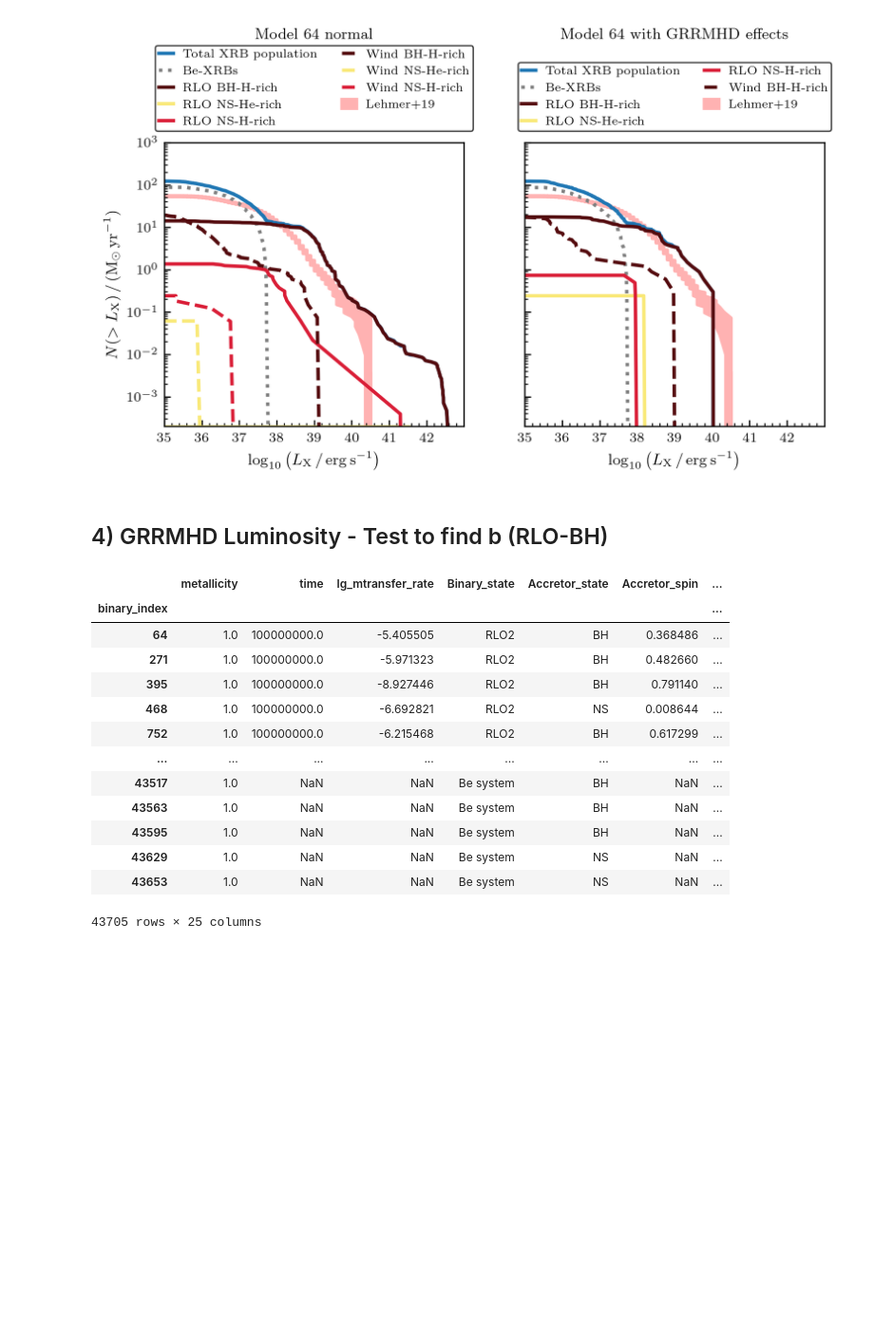
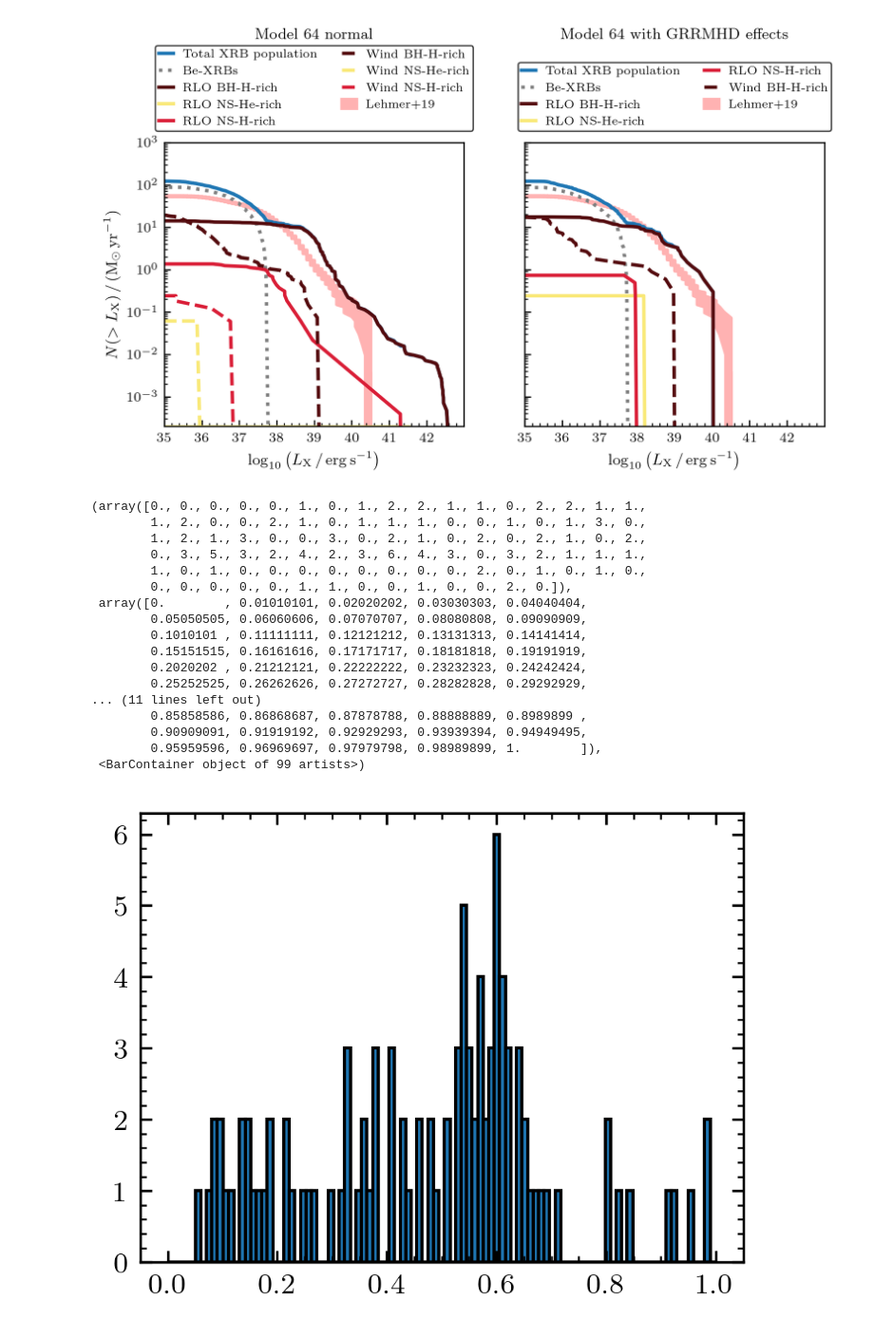
Before and after one commit to AArn80/Master_thesis, a Jupyter notebook: XLF_functions.ipynb, the cells around one changed output. Shown at 95% size. Saved outputs shown, nothing was run; the diff lists cells and outputs as text; code cells hidden in the pictures; blank space fills up the shorter version.

```diff
--- a/XLF_functions.ipynb
+++ b/XLF_functions.ipynb
@@ -3542,22 +3595,23 @@ plt.show()
 # %% [output]
 WARNING: VerifyWarning: It is strongly recommended that column names contain only upper and lower-case ASCII letters, digits, or underscores for maximum compatibility with other software (got '---').  ...
 [figure]
-# %% [markdown]
-## 4) GRRMHD Luminosity - Test to find b (RLO-BH)
 # %%
-Trans_Pop_55.population
 # %% [output]
-|  | metallicity | time | lg_mtransfer_rate | Binary_state | Accretor_state | Accretor_spin | ... |
-| binary_index |  |  |  |  |  |  | ... |
-| 64 | 1.0 | 100000000.0 | -5.405505 | RLO2 | BH | 0.368486 | ... |
-| 271 | 1.0 | 100000000.0 | -5.971323 | RLO2 | BH | 0.482660 | ... |
-| 395 | 1.0 | 100000000.0 | -8.927446 | RLO2 | BH | 0.791140 | ... |
-| 468 | 1.0 | 100000000.0 | -6.692821 | RLO2 | NS | 0.008644 | ... |
-| 752 | 1.0 | 100000000.0 | -6.215468 | RLO2 | BH | 0.617299 | ... |
-| ... | ... | ... | ... | ... | ... | ... | ... |
-| 43517 | 1.0 | NaN | NaN | Be system | BH | NaN | ... |
-| 43563 | 1.0 | NaN | NaN | Be system | BH | NaN | ... |
-| 43595 | 1.0 | NaN | NaN | Be system | BH | NaN | ... |
-| 43629 | 1.0 | NaN | NaN | Be system | NS | NaN | ... |
-| 43653 | 1.0 | NaN | NaN | Be system | NS | NaN | ... |
-43705 rows × 25 columns
+(array([0., 0., 0., 0., 0., 1., 0., 1., 2., 2., 1., 1., 0., 2., 2., 1., 1.,
+        1., 2., 0., 0., 2., 1., 0., 1., 1., 1., 0., 0., 1., 0., 1., 3., 0.,
+        1., 2., 1., 3., 0., 0., 3., 0., 2., 1., 0., 2., 0., 2., 1., 0., 2.,
+        0., 3., 5., 3., 2., 4., 2., 3., 6., 4., 3., 0., 3., 2., 1., 1., 1.,
+        1., 0., 1., 0., 0., 0., 0., 0., 0., 0., 0., 2., 0., 1., 0., 1., 0.,
+        0., 0., 0., 0., 0., 1., 1., 0., 0., 1., 0., 0., 2., 0.]),
+ array([0.        , 0.01010101, 0.02020202, 0.03030303, 0.04040404,
+        0.05050505, 0.06060606, 0.07070707, 0.08080808, 0.09090909,
+        0.1010101 , 0.11111111, 0.12121212, 0.13131313, 0.14141414,
+        0.15151515, 0.16161616, 0.17171717, 0.18181818, 0.19191919,
+        0.2020202 , 0.21212121, 0.22222222, 0.23232323, 0.24242424,
+        0.25252525, 0.26262626, 0.27272727, 0.28282828, 0.29292929,
+... (11 lines left out)
+        0.85858586, 0.86868687, 0.87878788, 0.88888889, 0.8989899 ,
+        0.90909091, 0.91919192, 0.92929293, 0.93939394, 0.94949495,
+        0.95959596, 0.96969697, 0.97979798, 0.98989899, 1.        ]),
+ <BarContainer object of 99 artists>)
+[figure, added]
```
Also changed, not shown: parts of 43 cells of this notebook.
